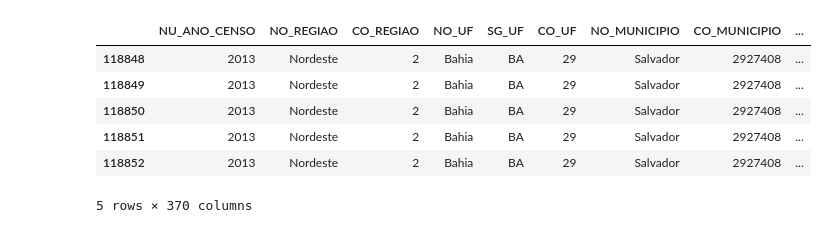
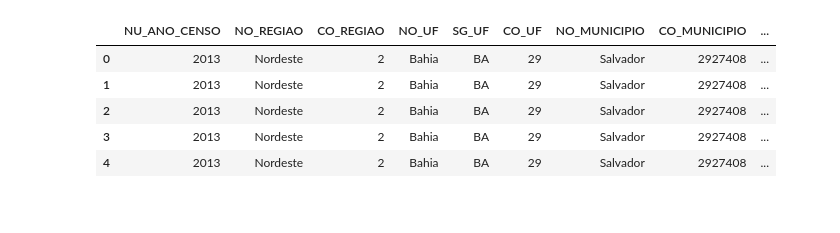
Before and after one commit to Bruno-Santana-Eco/Dados_Painel_Escolas_SSA, a Jupyter notebook: Diff-in-diff.ipynb, the cells around one changed output. Drawn from its saved outputs; the diff is of its cells as text; code cells hidden in the pictures.

```diff
--- a/Diff-in-diff.ipynb
+++ b/Diff-in-diff.ipynb
@@ -0,0 +18,3 @@
+# %%
+escolas_2013_ssa = escolas_2013[escolas_2013['CO_MUNICIPIO'] == 2927408]
+escolas_2013_ssa.info()
@@ -0,0 +59,7 @@
+# %%
+import pandas as pd
+
+xlsx_path = "C:/Users/Samsung/Documents/GitHub-Datas/Trabalho_Vanessa/escolas_com_distancias.xlsx"
+escolas_amostra = pd.read_excel(xlsx_path, sheet_name='escolas_com_distancias')
+
+escolas_amostra.head()
@@ -0,0 +96,3 @@
+# %%
+escolas_2013_ssa = escolas_2013_ssa[escolas_2013_ssa['CO_ENTIDADE'].isin(escolas_amostra['code_school'])]
+escolas_2013_ssa.info(verbose=True)
@@ -0,0 +133,9 @@
+# %%
+escolas_2013_ssa = pd.merge(
+    escolas_2013_ssa,
+    escolas_amostra,
+    left_on='CO_ENTIDADE',
+    right_on='code_school',
+    how='inner'
+)
+escolas_2013_ssa.info(verbose=True)
@@ -56,10 +274,9 @@ memory usage: 3.6+ MB
 # %%
-df_ssa.head()
+escolas_2013_ssa.head()
 # %% [output]
 |  | NU_ANO_CENSO | NO_REGIAO | CO_REGIAO | NO_UF | SG_UF | CO_UF | NO_MUNICIPIO | CO_MUNICIPIO | ... |
-| 118848 | 2013 | Nordeste | 2 | Bahia | BA | 29 | Salvador | 2927408 | ... |
-| 118849 | 2013 | Nordeste | 2 | Bahia | BA | 29 | Salvador | 2927408 | ... |
-| 118850 | 2013 | Nordeste | 2 | Bahia | BA | 29 | Salvador | 2927408 | ... |
-| 118851 | 2013 | Nordeste | 2 | Bahia | BA | 29 | Salvador | 2927408 | ... |
-| 118852 | 2013 | Nordeste | 2 | Bahia | BA | 29 | Salvador | 2927408 | ... |
+| 0 | 2013 | Nordeste | 2 | Bahia | BA | 29 | Salvador | 2927408 | ... |
+| 1 | 2013 | Nordeste | 2 | Bahia | BA | 29 | Salvador | 2927408 | ... |
+| 2 | 2013 | Nordeste | 2 | Bahia | BA | 29 | Salvador | 2927408 | ... |
+| 3 | 2013 | Nordeste | 2 | Bahia | BA | 29 | Salvador | 2927408 | ... |
+| 4 | 2013 | Nordeste | 2 | Bahia | BA | 29 | Salvador | 2927408 | ... |
-5 rows × 370 columns
```
Also changed, not shown: parts of 31 cells of this notebook.
